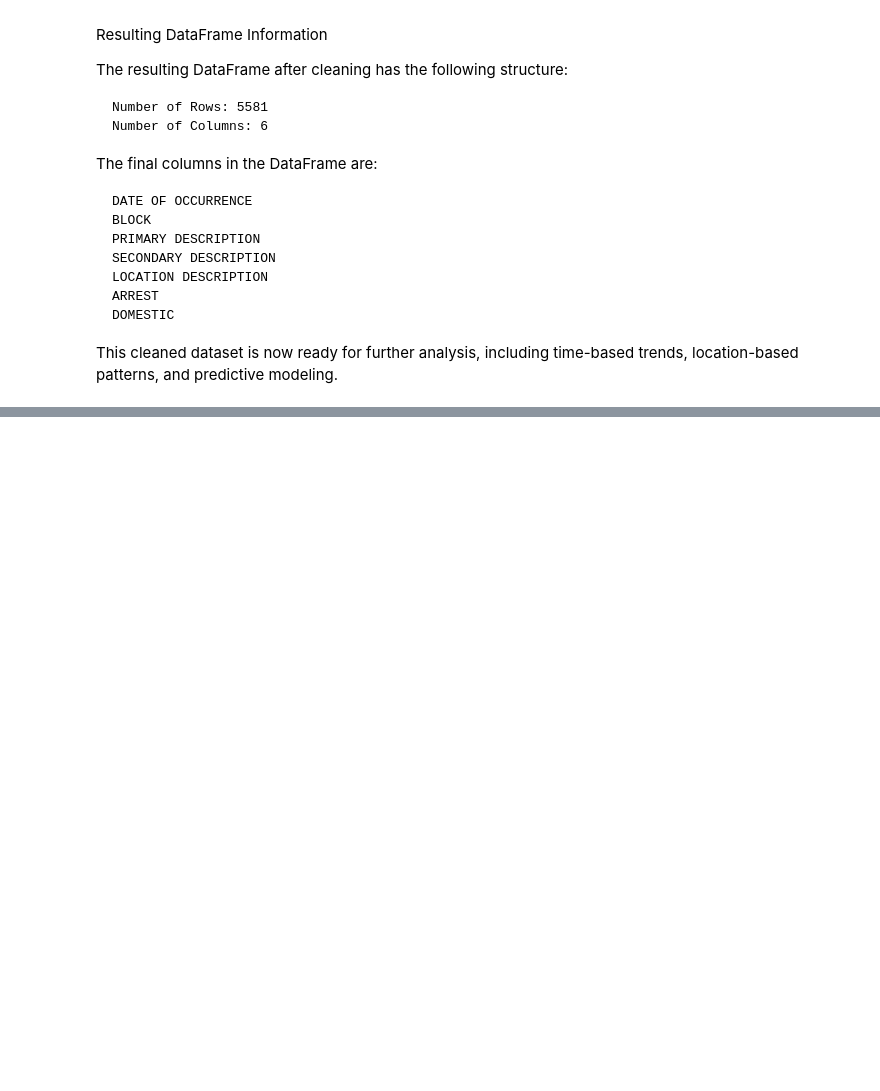
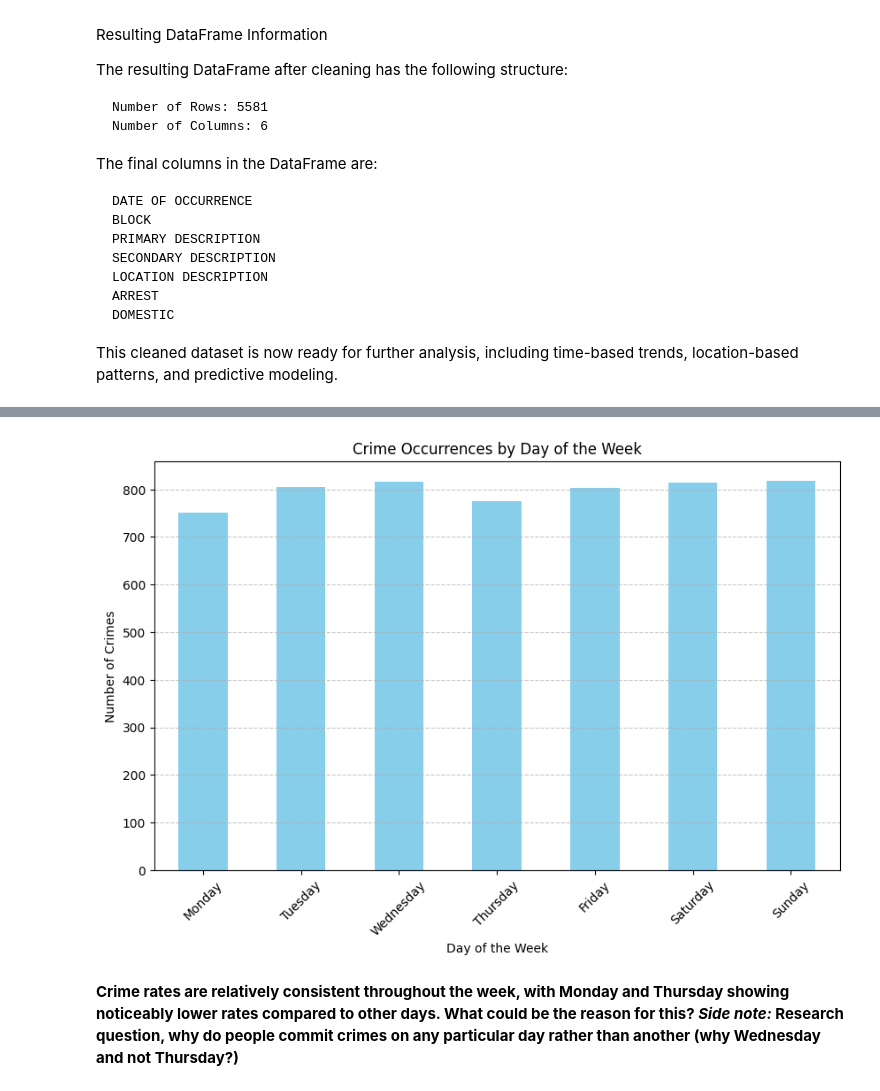
Before and after one commit to Hannah-Aji/Predictive-Modeling-to-Identify-High-Risk-Areas, a Jupyter notebook: Chicago_crime_prediction.ipynb, the cells around one changed output, grey strips where cells are left out. Cells and saved outputs as stored; diff of their text form; code cells hidden in the pictures; blank space fills up the shorter version.

```diff
--- a/Chicago_crime_prediction.ipynb
+++ b/Chicago_crime_prediction.ipynb
@@ -175,0 +320,20 @@ This cleaned dataset is now ready for further analysis, including time-based tre
+# %%
+# Group by day of the week and count occurrences
+crime_by_day = data_mod['Weekday'].value_counts().reindex([
+    'Monday', 'Tuesday', 'Wednesday', 'Thursday', 'Friday', 'Saturday', 'Sunday'
+])
+# %%
+# Plotting
+plt.figure(figsize=(10, 6))
+crime_by_day.plot(kind='bar', color='skyblue')
+plt.title('Crime Occurrences by Day of the Week')
+plt.xlabel('Day of the Week')
+plt.ylabel('Number of Crimes')
+plt.xticks(rotation=45)
+plt.grid(axis='y', linestyle='--', alpha=0.7)
+plt.show()
+# %% [output]
+[figure, added]
+# %% [markdown]
+**Crime rates are relatively consistent throughout the week, with Monday and Thursday showing noticeably lower rates compared to other days. What could be the reason for this?
+*Side note:* Research question, why do people commit crimes on any particular day rather than another (why Wednesday and not Thursday?)**
```
Also changed, not shown: parts of 36 cells of this notebook.
